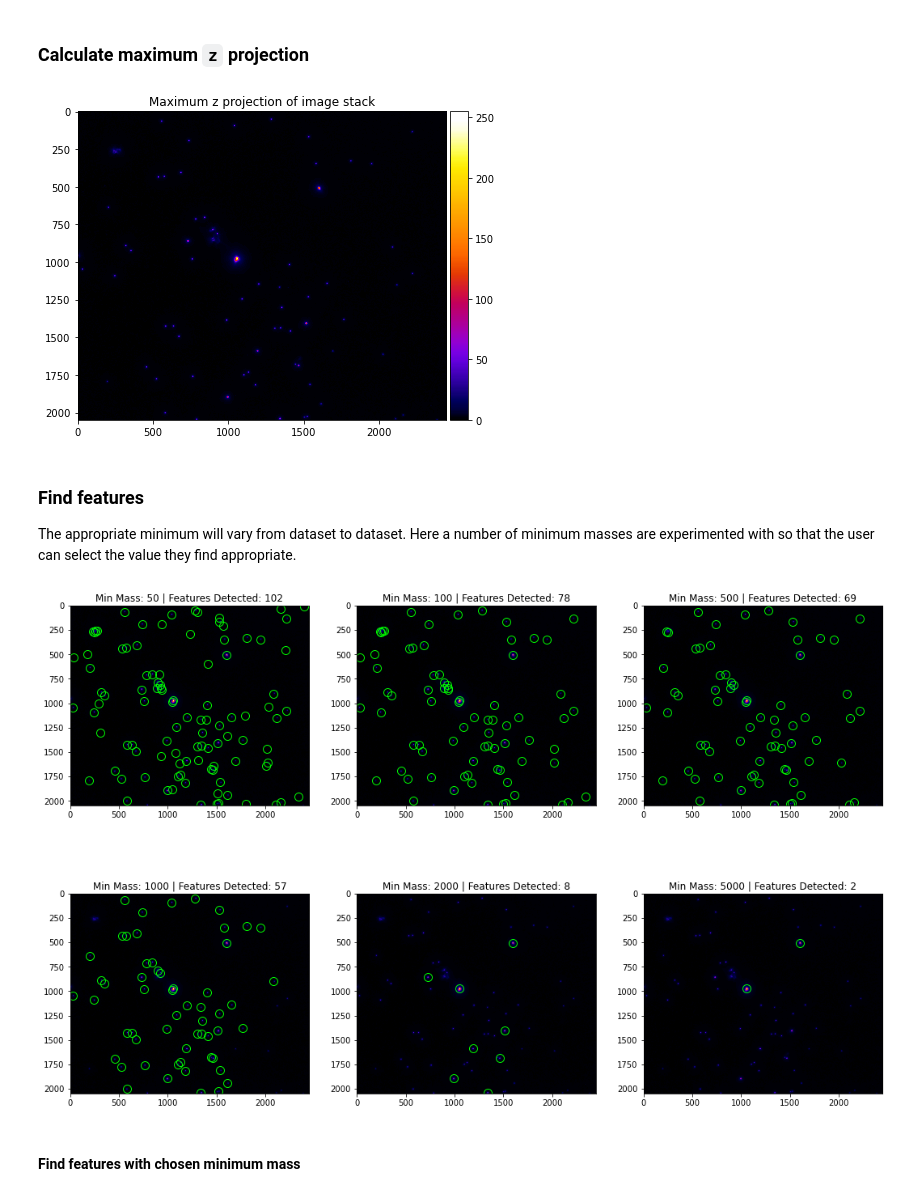
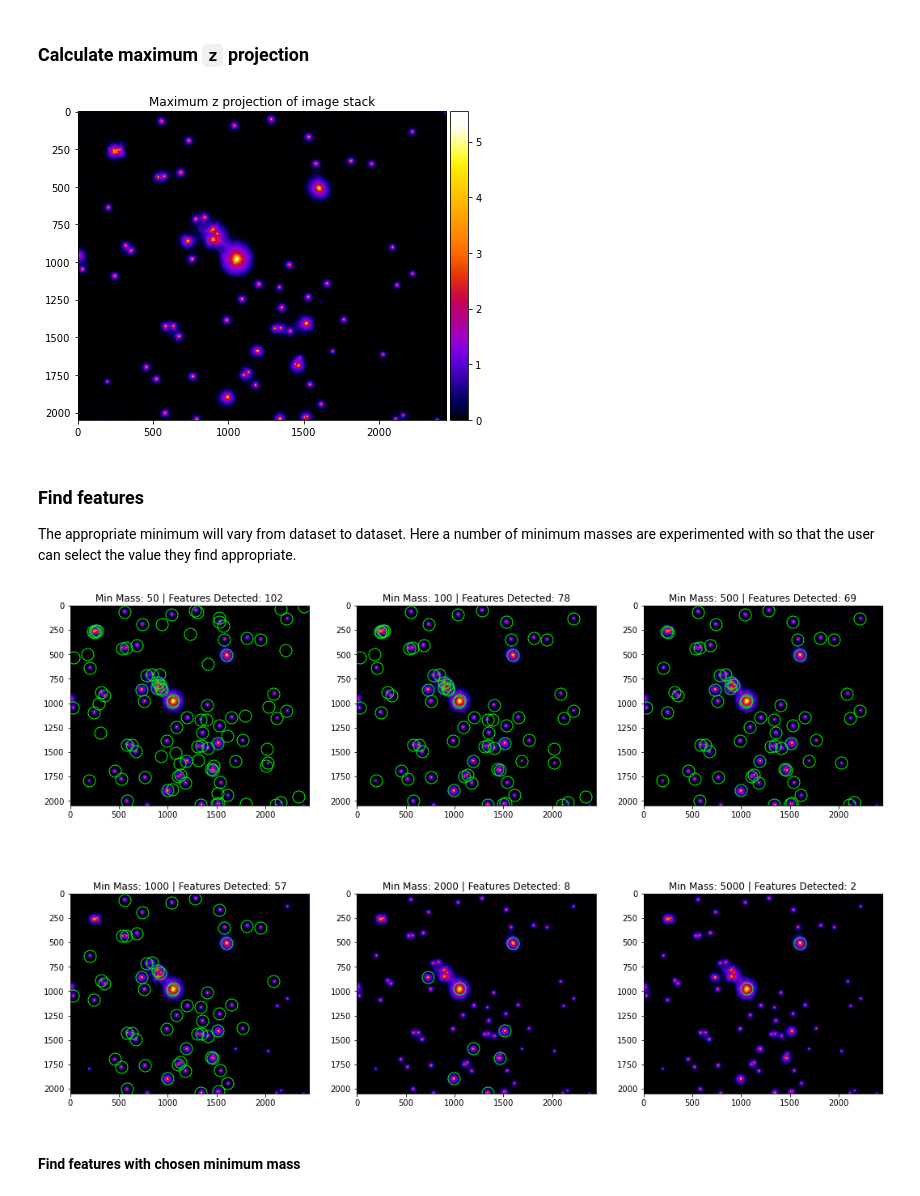
Before and after one commit to hoogenboom-group/PSF-Extractor, a Jupyter notebook: notebooks/demo_v0.ipynb, the cells around one changed output. Drawn from its saved outputs; the diff is of its cells as text; code cells hidden in the pictures.

```diff
--- a/notebooks/demo_v0.ipynb
+++ b/notebooks/demo_v0.ipynb
@@ -98,14 +100,18 @@ max_proj_norm *= 255./max_proj.max()
 # %%
 # Create figure
 fig, ax = plt.subplots(figsize=(7, 7))
-im = ax.imshow(max_proj_norm, cmap=fire)
+# Take log to enhance contrast, avoid /b0 error
+mpn_log = np.log(max_proj_norm,
+                 out=np.zeros_like(max_proj_norm),
+                 where=max_proj_norm!=0)
+im = ax.imshow(mpn_log, cmap=fire)
 ax.set_title('Maximum z projection of image stack')
 # Colorbar
 div = make_axes_locatable(ax)
 cax = div.append_axes('right', size='5%', pad=0.05)
 plt.colorbar(im, cax=cax);
 # %% [output]
-[figure, old version]
+[figure, new version]
 # %% [markdown]
 ### Find features
 The appropriate minimum will vary from dataset to dataset. Here a number of minimum masses are experimented with so that the user can select the value they find appropriate.
@@ -120,20 +126,24 @@ for i, min_mass in tqdm(enumerate(min_masses),
                         total=len(min_masses)):
 
     # Locate features
-    features = trackpy.locate(max_proj_norm,
-                              diameter=diameters[1:],
-                              minmass=min_mass).reset_index(drop=True)
+    df_features = trackpy.locate(max_proj_norm,
+                                 diameter=diameters[1:],  # (y, x) only
+                                 minmass=min_mass).reset_index(drop=True)
 
     # Plot max projection image
     ax = axes.flat[i]
-    ax.imshow(max_proj_norm, cmap=fire)
+    # Take log to enhance contrast, avoid /b0 error
+    mpn_log = np.log(max_proj_norm,
+                     out=np.zeros_like(max_proj_norm),
+                     where=max_proj_norm!=0)
+    ax.imshow(mpn_log, cmap=fire)
     # Plot detected features
-    ax.plot(features['x'], features['y'], ls='', color='#00ff00',
-            marker='o', ms=10, mfc='none', mew=1)
-    title = f'Min Mass: {min_mass} | Features Detected: {len(features):.0f}'
+    ax.plot(df_features['x'], df_features['y'], ls='', color='#00ff00',
+            marker='o', ms=15, mfc='none', mew=1)
+    title = f'Min Mass: {min_mass} | Features Detected: {len(df_features):.0f}'
     ax.set_title(title)
 # %% [output]
-[figure, old version]
+[figure, new version]
 # %% [markdown]
 #### Find features with chosen minimum mass
 # %%
```
Also changed, not shown: parts of 24 cells of this notebook.
